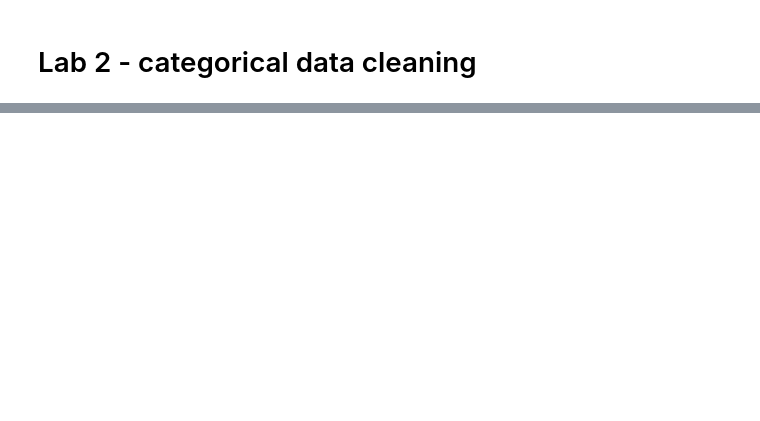
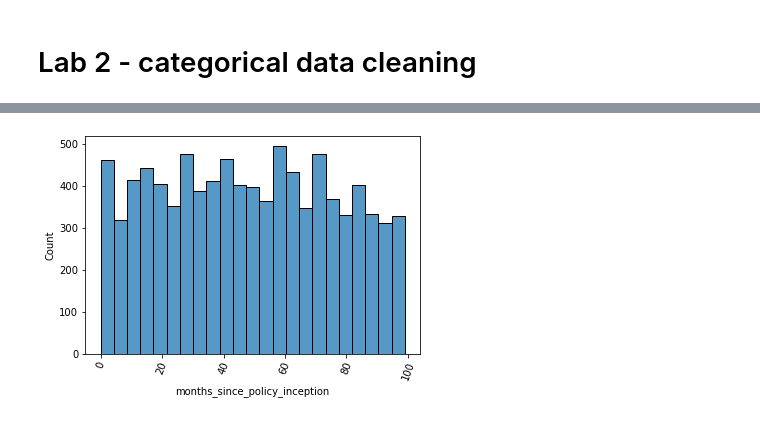
Before and after one commit to wmarshalljr/lab-cleaning-numerical-data, a Jupyter notebook: files_for_lab/Lab_NumCat_4.1_4.2.ipynb, the cells around one changed output, grey strips where cells are left out. Cells and saved outputs as stored; diff of their text form; code cells hidden in the pictures; blank space fills up the shorter version.

```diff
--- a/files_for_lab/Lab_NumCat_4.1_4.2.ipynb
+++ b/files_for_lab/Lab_NumCat_4.1_4.2.ipynb
@@ -321,0 +257,9 @@ categorical
+# %%
+sns.histplot(customer_df['months_since_policy_inception'])
+plt.xticks(rotation=70)
+plt.show()
+
+# Doesn't look like there are any links between 'effective_to_date' and months since policy inception
+# if we map these plots on top of each other (they have different scales anyway)
+# %% [output]
+[figure, added]
```
Also changed, not shown: parts of 26 cells of this notebook.
